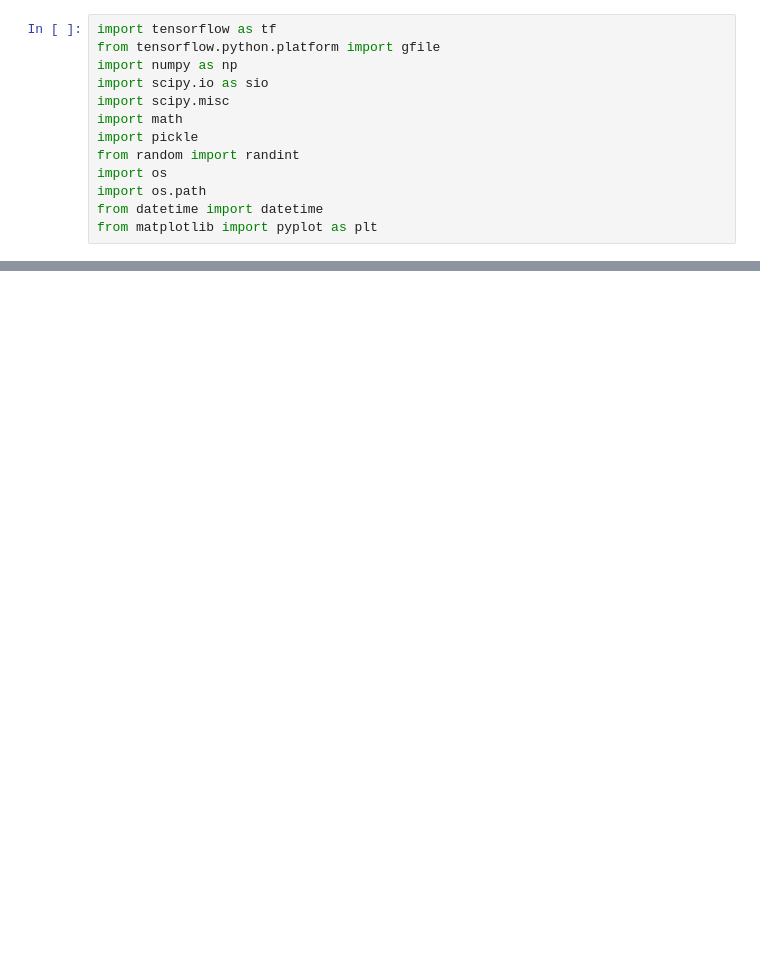
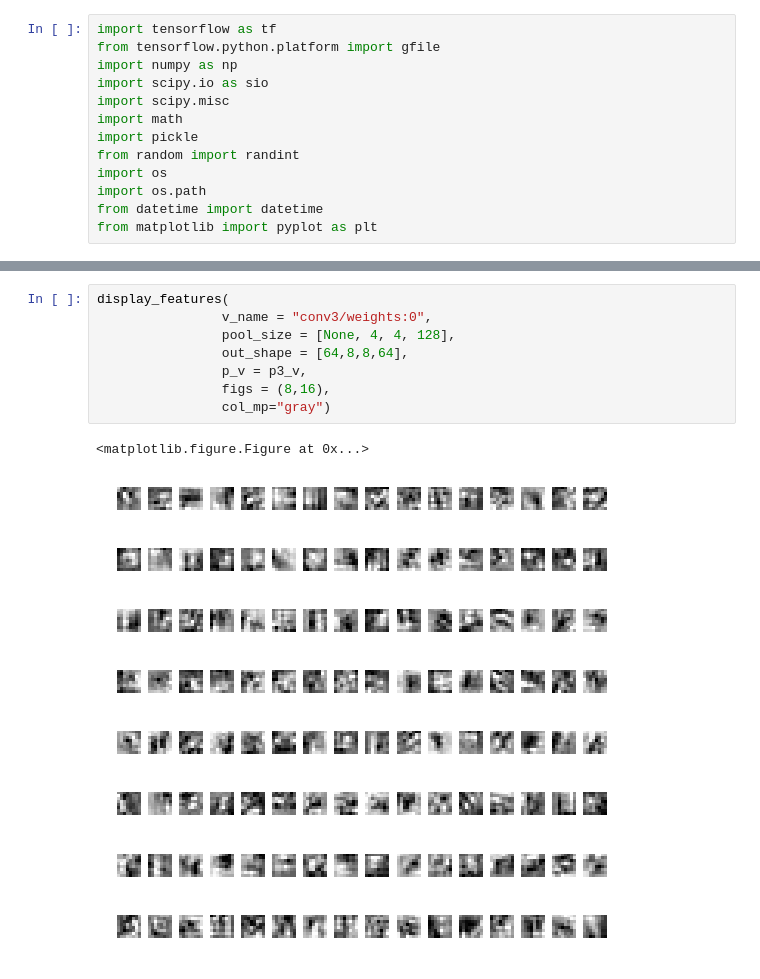
Before and after one commit to bpeng93/AML_Project, a Jupyter notebook: Main Notebook.ipynb, the cells around one changed output, grey strips where cells are left out. Saved outputs shown, nothing was run; the diff lists cells and outputs as text; blank space fills up the shorter version.

```diff
--- a/Main Notebook.ipynb
+++ b/Main Notebook.ipynb
@@ -383,0 +425,11 @@ plt.show()
+# %%
+display_features(
+                v_name = "conv3/weights:0",
+                pool_size = [None, 4, 4, 128],
+                out_shape = [64,8,8,64],
+                p_v = p3_v,
+                figs = (8,16),
+                col_mp="gray")
+# %% [output]
+<matplotlib.figure.Figure at 0x...>
+[figure, added]
```
Also changed, not shown: parts of 24 cells of this notebook.
